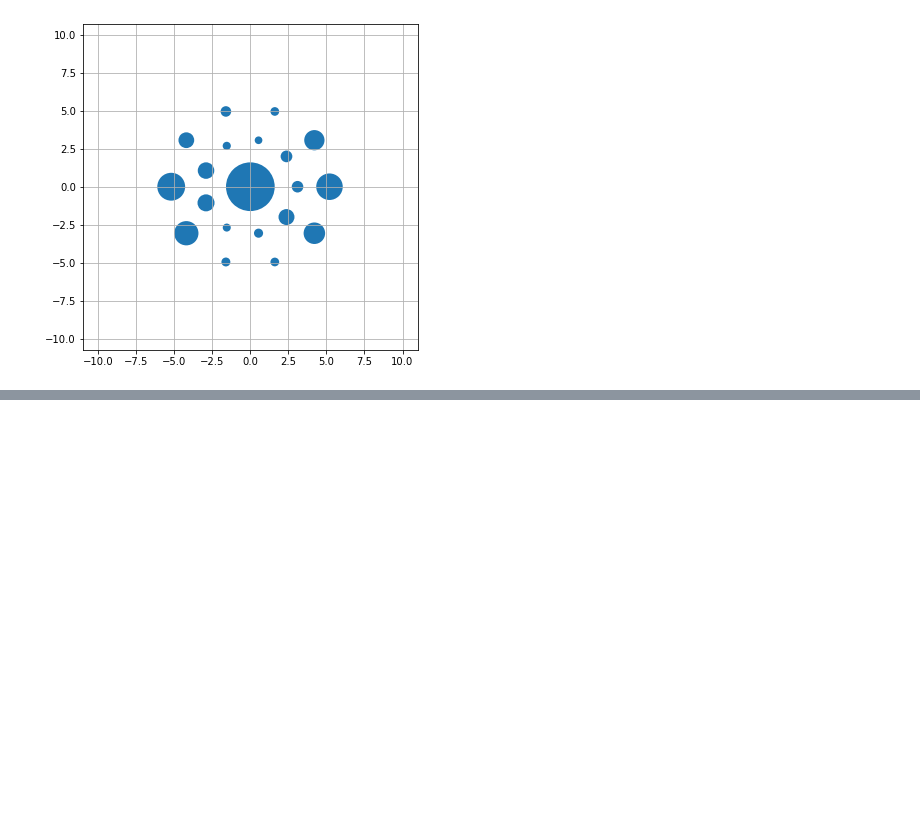
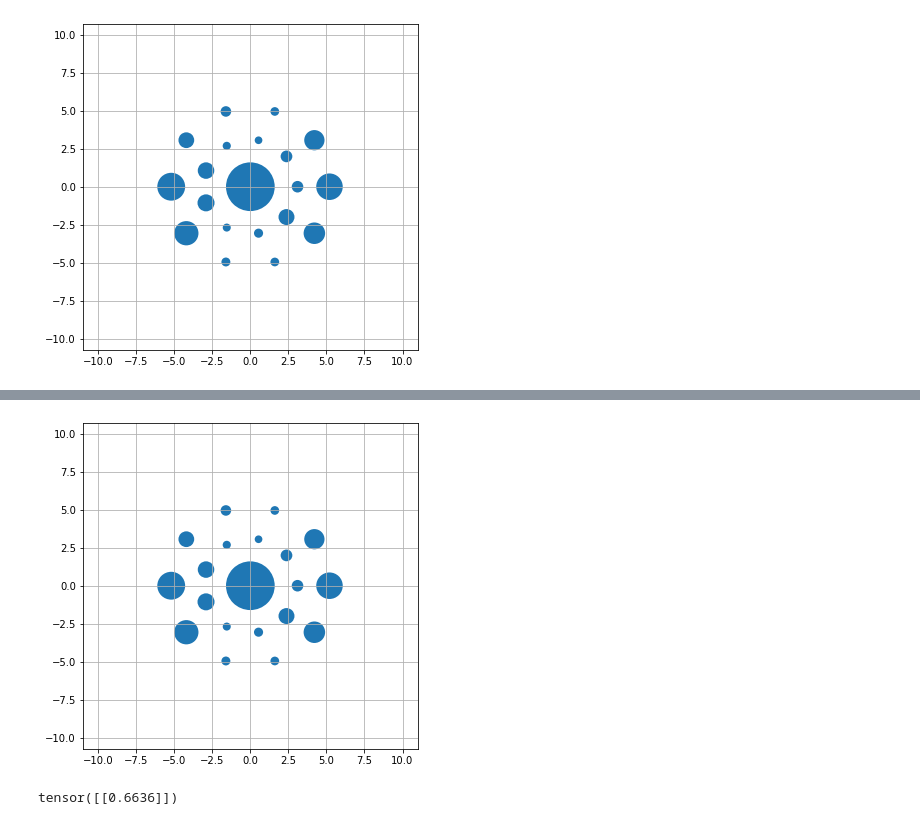
Before and after one commit to gladisor/Reinforcement-Learning-Applied-To-Metamaterial-Design, a Jupyter notebook: generalTesting.ipynb, the cells around one changed output, grey strips where cells are left out. Saved outputs shown, nothing was run; the diff lists cells and outputs as text; code cells hidden in the pictures; blank space fills up the shorter version.

```diff
--- a/generalTesting.ipynb
+++ b/generalTesting.ipynb
@@ -124,0 +158,13 @@ plt.plot(tscs[0])
+# %%
+env.center_radii = torch.ones(1, env.center_M) * 1.6
+env.radii = torch.tensor([[0.3805, 0.3849, 0.2520, 0.2685, 0.5426, 0.5591, 0.2642, 0.3000, 0.5243,
+         0.8717, 0.6661, 0.2862, 0.3473, 0.5173, 0.9150, 0.7972, 0.2938, 0.2874,
+         0.7070]], dtype=torch.float64)
+env.renderIMG(env.radii)
+# %% [output]
+[figure, added]
+# %%
+env.setMetric(env.radii)
+env.RMS
+# %% [output]
+tensor([[0.6636]])
```
Also changed, not shown: parts of 7 cells of this notebook, 5 other files.
